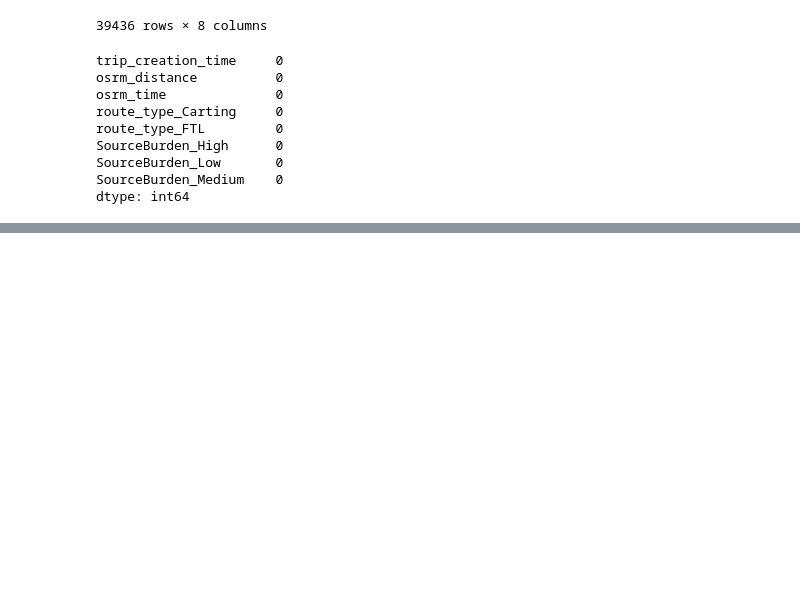
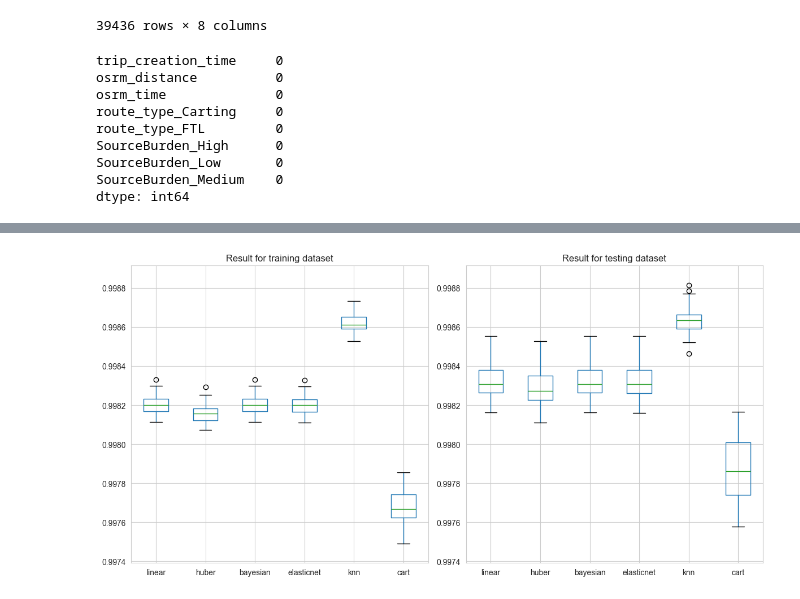
Before and after one commit to qweqwedfa/ProgrammingIndividual, a Jupyter notebook: Improvement_with_python.ipynb, the cells around one changed output, grey strips where cells are left out. Cells and saved outputs as stored; diff of their text form; code cells hidden in the pictures; blank space fills up the shorter version.

```diff
--- a/Improvement_with_python.ipynb
+++ b/Improvement_with_python.ipynb
@@ -953,2 +983,19 @@ regression_df_test.boxplot()
 # %%
 # That's the end of the improvments, but I'll attempt to use R to reach the same performance although I'm not so familar with R
+# %%
+fig, axes = plt.subplots(1, 2, figsize=(12, 6))
+regression_df.boxplot(ax=axes[0])
+axes[0].set_title("Result for training dataset")
+regression_df_test.boxplot(ax=axes[1])
+axes[1].set_title("Result for testing dataset")
+
+y_min = min(regression_df.min().min(), regression_df_test.min().min())-0.0001
+y_max = max(regression_df.max().max(), regression_df_test.max().max())+0.0001
+
+for ax in axes:
+    ax.set_ylim(y_min, y_max)
+
+plt.tight_layout()
+plt.show()
+# %% [output]
+[figure, added]
```
Also changed, not shown: parts of 12 cells of this notebook.
